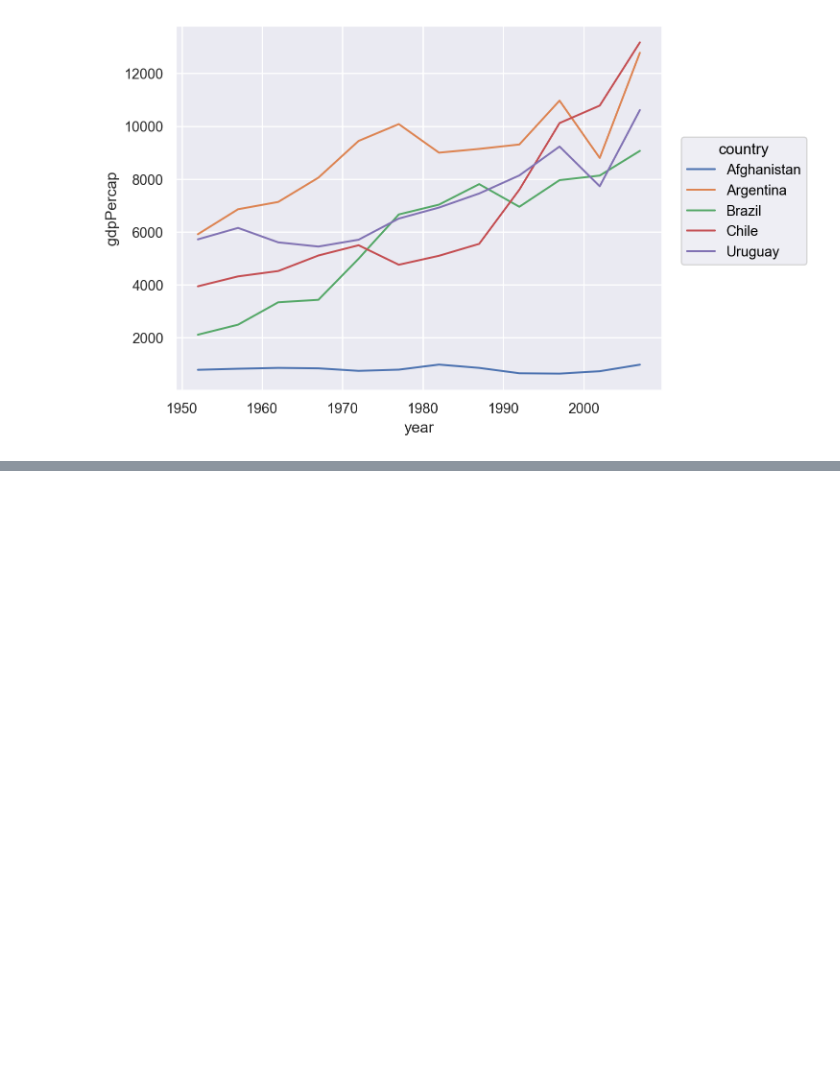
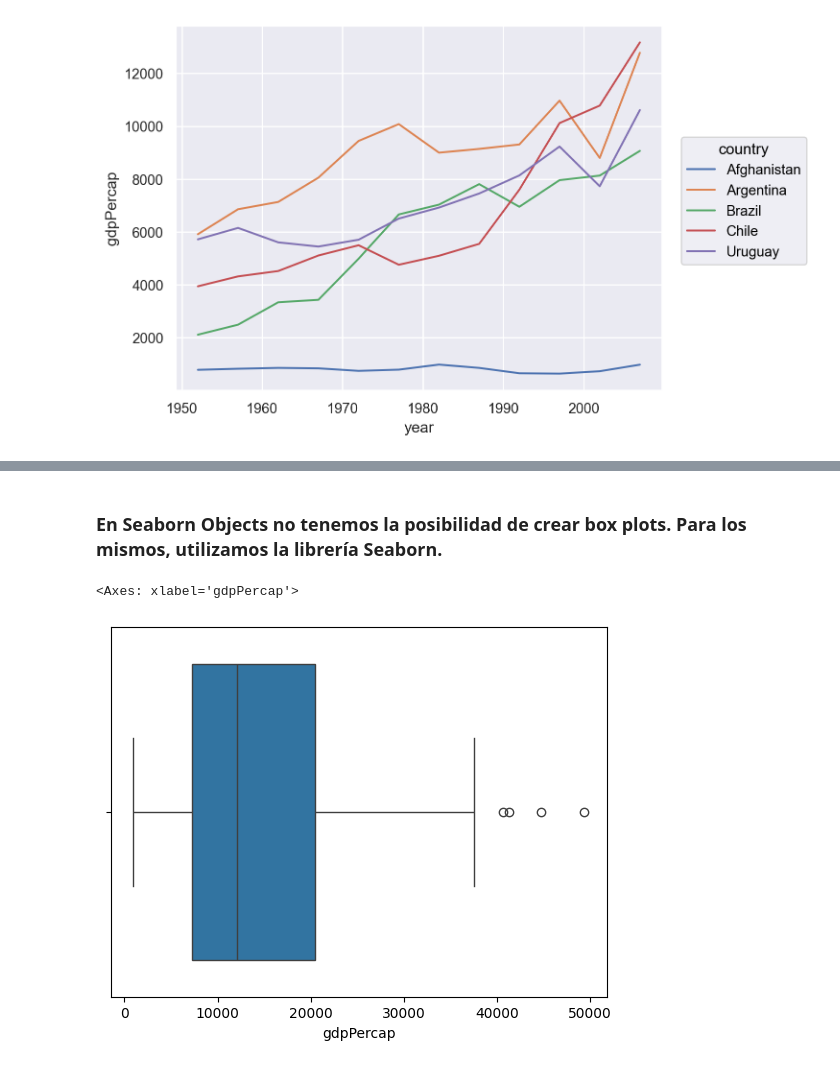
Before and after one commit to santiago-paz/ejercicios-laboratorio-datos-uba, a Jupyter notebook: Práctica-Parcial/apuntes-parcial.ipynb, the cells around one changed output, grey strips where cells are left out. Saved outputs shown, nothing was run; the diff lists cells and outputs as text; code cells hidden in the pictures; blank space fills up the shorter version.

Commit message:
Apuntes para el parcial

```diff
--- a/Práctica-Parcial/apuntes-parcial.ipynb
+++ b/Práctica-Parcial/apuntes-parcial.ipynb
@@ -36,0 +67,11 @@ countries_interes = ["Argentina", "Brazil", "Chile", "Uruguay", "Afghanistan"]
+# %% [markdown]
+### En Seaborn Objects no tenemos la posibilidad de crear box plots. Para los mismos, utilizamos la librería Seaborn.
+# %%
+(
+    sns.boxplot(
+        gapminder[gapminder.continent.isin(["Europe"])],
+        x="gdpPercap")
+)
+# %% [output]
+<Axes: xlabel='gdpPercap'>
+[figure, added]
```
Also changed, not shown: parts of 25 cells of this notebook.
